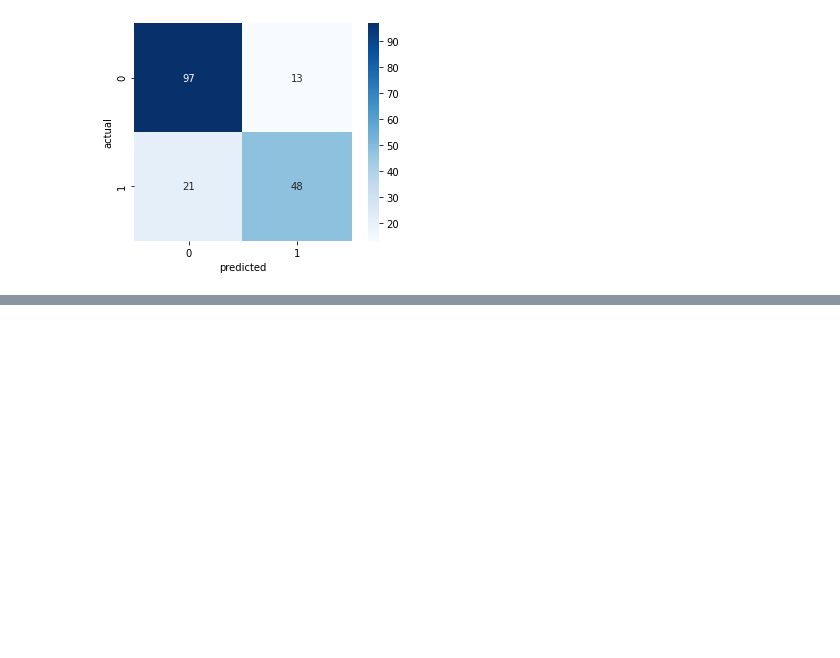
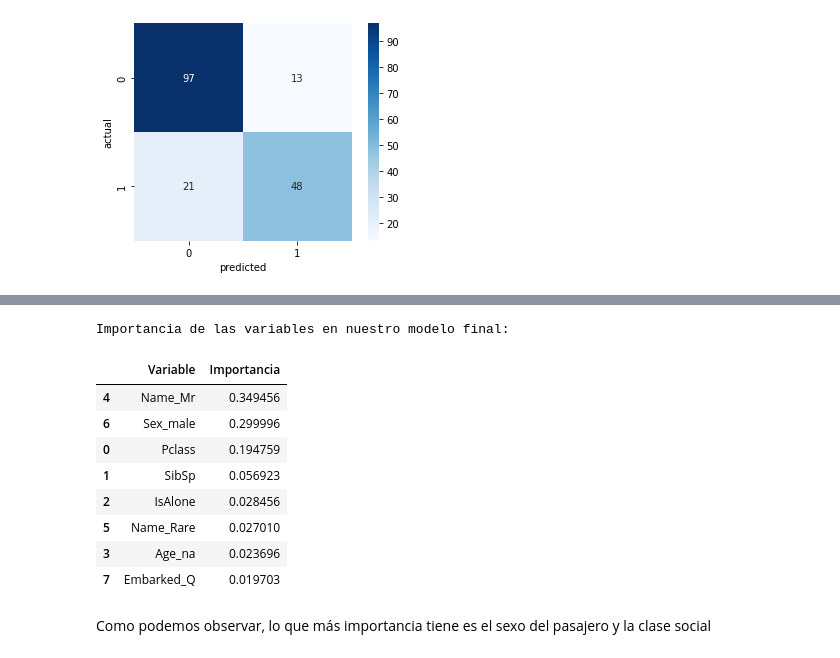
Before and after one commit to ArcticAI/Practica2tipologia, a Jupyter notebook: codigo/practica2.ipynb, the cells around one changed output, grey strips where cells are left out. Saved outputs shown, nothing was run; the diff lists cells and outputs as text; code cells hidden in the pictures; blank space fills up the shorter version.

```diff
--- a/codigo/practica2.ipynb
+++ b/codigo/practica2.ipynb
@@ -827,6 +860,22 @@ best val score:  0.824
 best_model=RandomForestClassifier(n_estimators=1500,bootstrap=True,max_depth=20,max_features='sqrt',min_samples_leaf=1,min_samples_split=25)
 best_model.fit(X_train,y_train)
 preds=best_model.predict(test)
+# %%
+print('Importancia de las variables en nuestro modelo final:')
+pd.DataFrame({'Variable':X_train.columns,'Importancia':best_model.feature_importances_}).sort_values('Importancia',ascending=False)
+# %% [output]
+Importancia de las variables en nuestro modelo final:
+|  | Variable | Importancia |
+| 4 | Name_Mr | 0.349456 |
+| 6 | Sex_male | 0.299996 |
+| 0 | Pclass | 0.194759 |
+| 1 | SibSp | 0.056923 |
+| 2 | IsAlone | 0.028456 |
+| 5 | Name_Rare | 0.027010 |
+| 3 | Age_na | 0.023696 |
+| 7 | Embarked_Q | 0.019703 |
+# %% [markdown]
+Como podemos observar, lo que más importancia tiene es el sexo del pasajero y la clase social
 # %%
 output = pd.DataFrame({ "PassengerId" : ids, "Survived": preds })
 output.to_csv("submission.csv", index=False)
```
Also changed, not shown: parts of 11 cells of this notebook.
